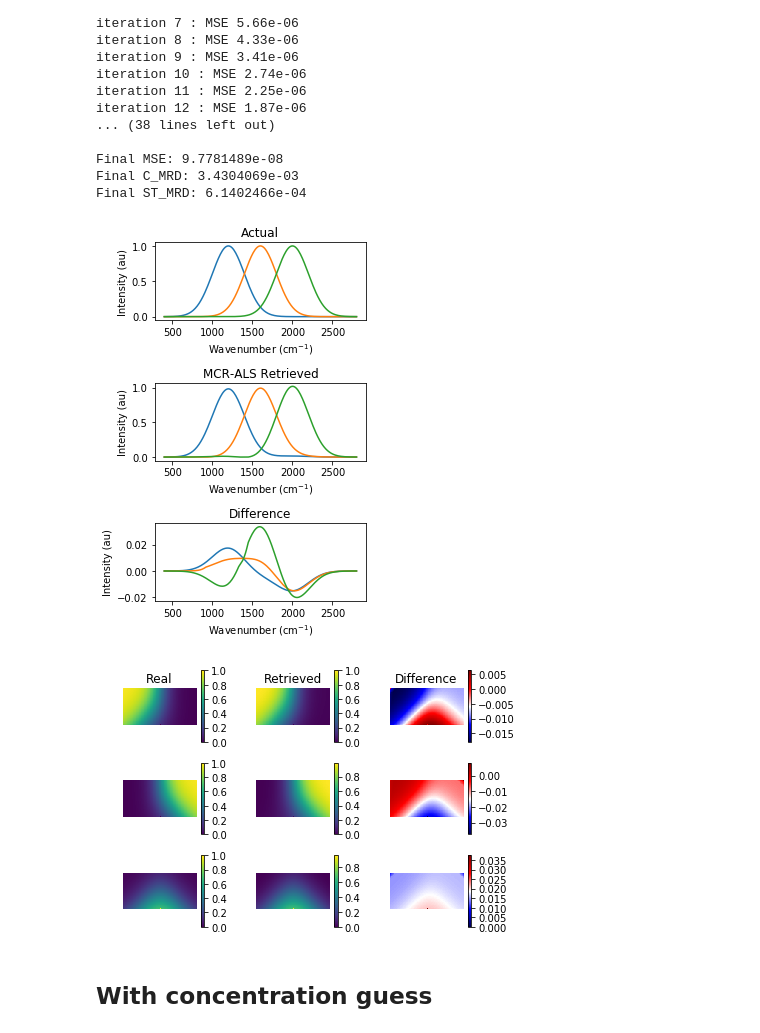
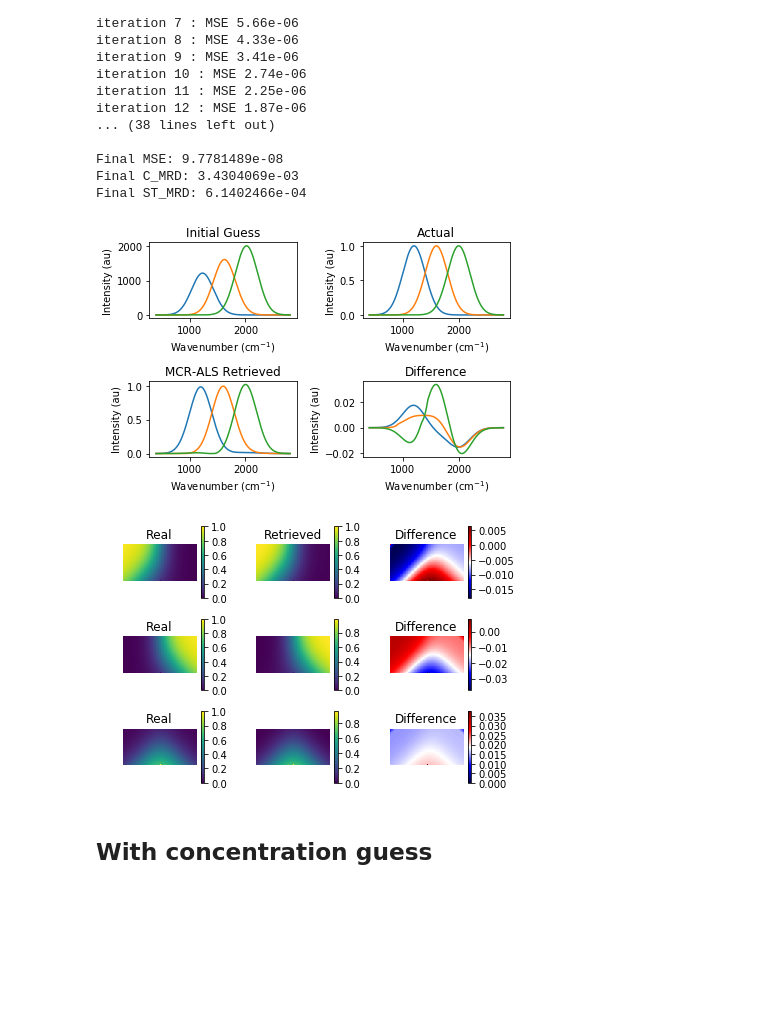
Before and after one commit to usnistgov/pyMCR, a Jupyter notebook: Examples/Demo.ipynb, the cells around one changed output. Drawn from its saved outputs; the diff is of its cells as text; code cells hidden in the pictures; blank space fills up the shorter version.

```diff
--- a/pymcr/notebooks/Demo.ipynb
+++ b/Examples/Demo.ipynb
@@ -5,6 +5,7 @@ import numpy as np
 
 import matplotlib.pyplot as plt
 %matplotlib inline
+plt.rcParams['savefig.dpi'] = 100
 
 from pymcr.mcr import McrAls, McrAls_NNLS
 # %% [markdown]
@@ -143,59 +144,66 @@ Final MSE: 9.7781489e-08
 Final C_MRD: 3.4304069e-03
 Final ST_MRD: 6.1402466e-04
 # %%
-plt.figure(figsize=(4,6))
-plt.subplot(311)
+plt.figure(figsize=(6,4))
+plt.subplot(221)
+plt.plot(wn, initial_spectra.T)
+plt.xlabel(r'Wavenumber (cm$^{-1}$)')
+plt.ylabel('Intensity (au)')
+plt.title('Initial Guess')
+
+plt.subplot(222)
 plt.plot(wn, spectra.T)
 plt.xlabel(r'Wavenumber (cm$^{-1}$)')
 plt.ylabel('Intensity (au)')
 plt.title('Actual')
 
-plt.subplot(312)
+plt.subplot(223)
 plt.plot(wn, mcrals.spectra_.T)
 plt.xlabel(r'Wavenumber (cm$^{-1}$)')
 plt.ylabel('Intensity (au)')
 plt.title('MCR-ALS Retrieved')
 
-plt.subplot(313)
+plt.subplot(224)
 plt.plot(wn, spectra.T - mcrals.spectra_.T)
 plt.xlabel(r'Wavenumber (cm$^{-1}$)')
 plt.ylabel('Intensity (au)')
 plt.title('Difference')
 
 plt.tight_layout()
+plt.savefig('mcr_spectra_retr.png')
 plt.show()
 
 temp = mcrals.conc_.reshape(conc.shape)
 plt.figure(figsize=(6,4))
 for num in range(n_components):
     plt.subplot(3,3,3*num+1)
     plt.imshow(conc[...,num])
     plt.colorbar()
     plt.axis('off')
-    if num == 0:
-        plt.title('Real')
+
+    plt.title('Real')
 
     plt.subplot(3,3,3*num+2)
     plt.imshow(temp[...,num])
     plt.colorbar()
     plt.axis('off')
 
     if num == 0:
         plt.title('Retrieved')
 
     plt.subplot(3,3,3*num+3)
     plt.imshow(conc[...,num] - temp[...,num], cmap='seismic')
     plt.colorbar()
     plt.axis('off')
 
-    if num == 0:
-        plt.title('Difference')
+    plt.title('Difference')
 
 plt.tight_layout()
+plt.savefig('mcr_conc_retr.png')
 plt.show()
 # %% [output]
-[figure, old version]
+[figure, new version]
-[figure, old version]
+[figure, new version]
 # %% [markdown]
 ## With concentration guess
 # %%
```
Also changed, not shown: 3 other files.
